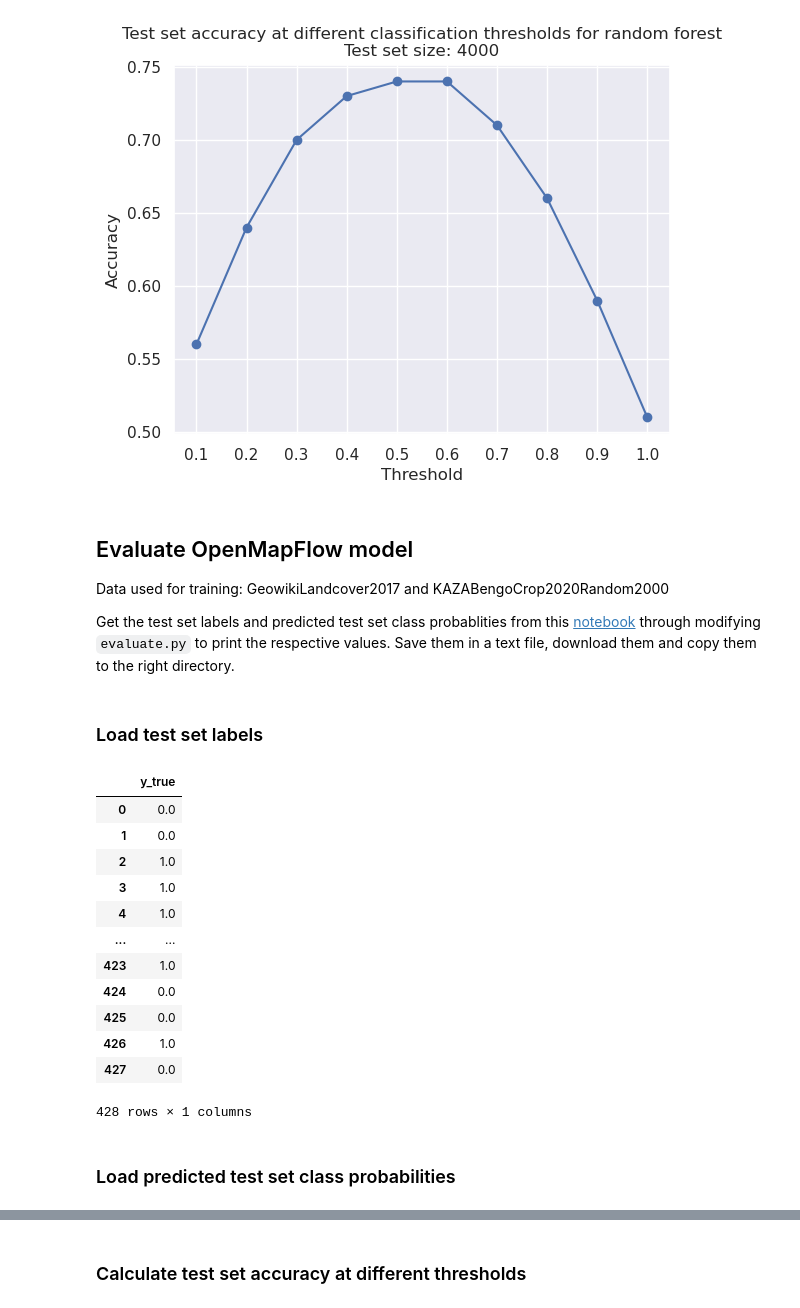
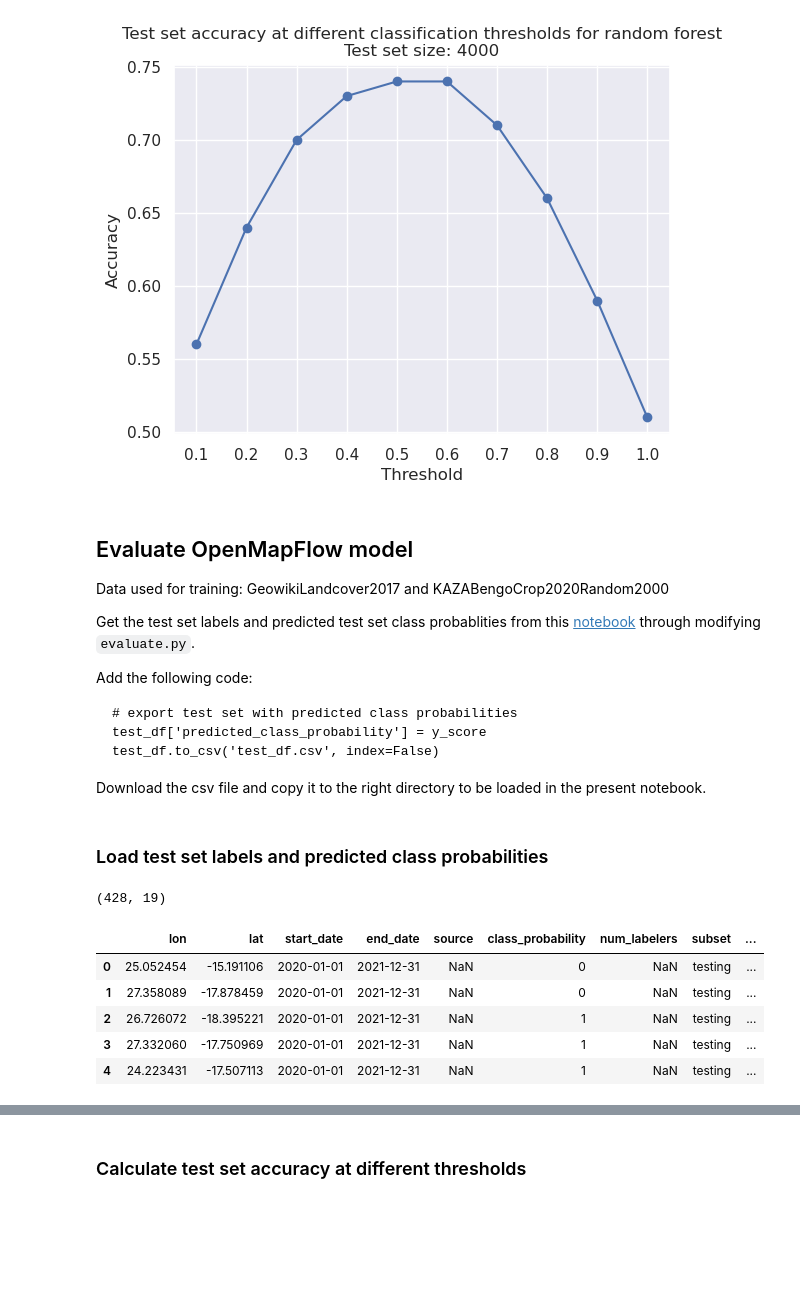
Before and after one commit to alexvmt/farm_plot_detection, a Jupyter notebook: evaluate_overall_classification_thresholds.ipynb, the cells around one changed output, grey strips where cells are left out. Saved outputs shown, nothing was run; the diff lists cells and outputs as text; code cells hidden in the pictures; blank space fills up the shorter version.

Commit message:
evaluate overall thresholds

````diff
--- a/evaluate_overall_classification_thresholds.ipynb
+++ b/evaluate_overall_classification_thresholds.ipynb
@@ -90,29 +85,32 @@ plot_accuracies('random forest', accuracies_rf, thresholds, predicted_class_prob
 
 Data used for training: GeowikiLandcover2017 and KAZABengoCrop2020Random2000
 
-Get the test set labels and predicted test set class probablities from this [notebook](https://github.com/alexvmt/farm_plot_detection/blob/main/create_maps_for_small_regions.ipynb) through modifying `evaluate.py` to print the respective values. Save them in a text file, download them and copy them to the right directory.
+Get the test set labels and predicted test set class probablities from this [notebook](https://github.com/alexvmt/farm_plot_detection/blob/main/create_maps_for_small_regions.ipynb) through modifying `evaluate.py`.
+
+Add the following code:
+
+```
+# export test set with predicted class probabilities
+test_df['predicted_class_probability'] = y_score
+test_df.to_csv('test_df.csv', index=False)
+```
+
+Download the csv file and copy it to the right directory to be loaded in the present notebook.
 # %%
 directory = '../processed_data/classification_threshold_evaluation/openmapflow'
 # %% [markdown]
-### Load test set labels
+### Load test set labels and predicted class probabilities
 # %%
-file = 'y_true.txt'
+file = 'test_df.csv'
 path = os.path.join(directory, file)
-y_true = pd.read_csv(path, sep=' ', names=['y_true'])
-y_true
+test_df = pd.read_csv(path)
+print(test_df.shape)
+test_df.head()
 # %% [output]
+(428, 19)
-|  | y_true |
-| 0 | 0.0 |
-| 1 | 0.0 |
-| 2 | 1.0 |
-| 3 | 1.0 |
-| 4 | 1.0 |
-| ... | ... |
-| 423 | 1.0 |
-| 424 | 0.0 |
-| 425 | 0.0 |
-| 426 | 1.0 |
-| 427 | 0.0 |
+|  | lon | lat | start_date | end_date | source | class_probability | num_labelers | subset | ... |
+| 0 | 25.052454 | -15.191106 | 2020-01-01 | 2021-12-31 | NaN | 0 | NaN | testing | ... |
+| 1 | 27.358089 | -17.878459 | 2020-01-01 | 2021-12-31 | NaN | 0 | NaN | testing | ... |
+| 2 | 26.726072 | -18.395221 | 2020-01-01 | 2021-12-31 | NaN | 1 | NaN | testing | ... |
+| 3 | 27.332060 | -17.750969 | 2020-01-01 | 2021-12-31 | NaN | 1 | NaN | testing | ... |
+| 4 | 24.223431 | -17.507113 | 2020-01-01 | 2021-12-31 | NaN | 1 | NaN | testing | ... |
-428 rows × 1 columns
-# %% [markdown]
-### Load predicted test set class probabilities
````
Also changed, not shown: parts of 4 cells of this notebook.
